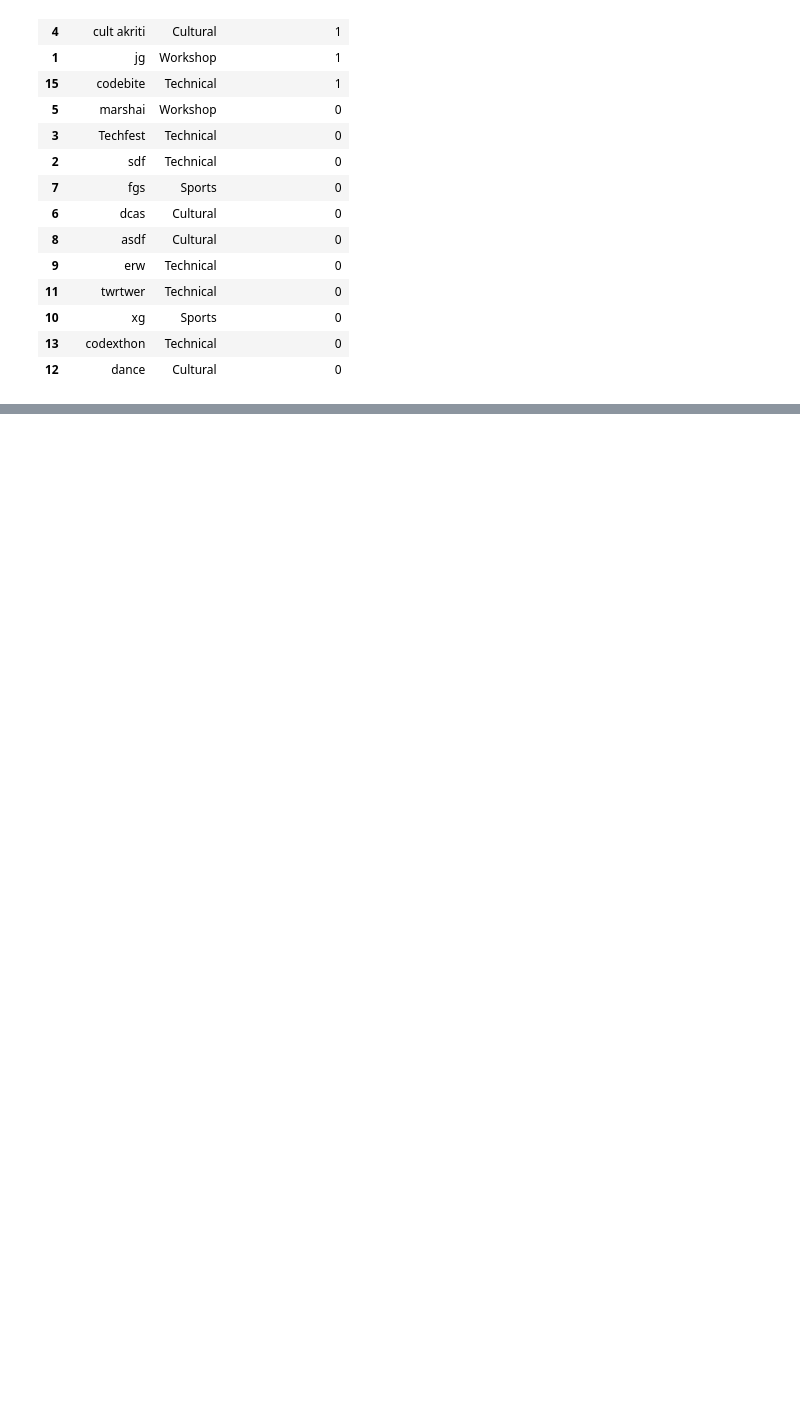
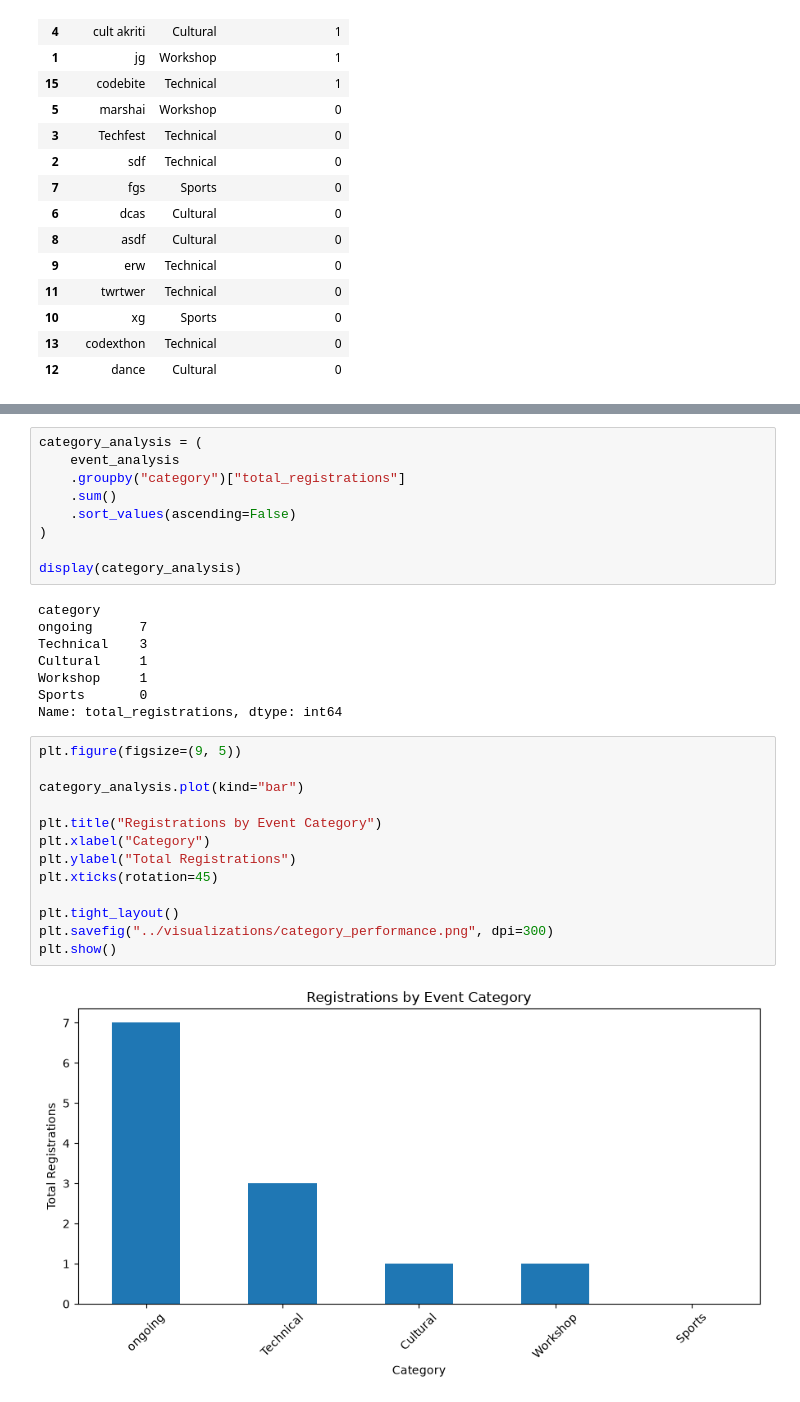
Before and after one commit to akshanshy/fiestura-business-analytics, a Jupyter notebook: notebooks/fiestura_analysis.ipynb, the cells around one changed output, grey strips where cells are left out. Saved outputs shown, nothing was run; the diff lists cells and outputs as text; blank space fills up the shorter version.

```diff
--- a/notebooks/fiestura_analysis.ipynb
+++ b/notebooks/fiestura_analysis.ipynb
@@ -166,0 +192,32 @@ display(
+# %%
+category_analysis = (
+    event_analysis
+    .groupby("category")["total_registrations"]
+    .sum()
+    .sort_values(ascending=False)
+)
+
+display(category_analysis)
+# %% [output]
+category
+ongoing      7
+Technical    3
+Cultural     1
+Workshop     1
+Sports       0
+Name: total_registrations, dtype: int64
+# %%
+plt.figure(figsize=(9, 5))
+
+category_analysis.plot(kind="bar")
+
+plt.title("Registrations by Event Category")
+plt.xlabel("Category")
+plt.ylabel("Total Registrations")
+plt.xticks(rotation=45)
+
+plt.tight_layout()
+plt.savefig("../visualizations/category_performance.png", dpi=300)
+plt.show()
+# %% [output]
+[figure, added]
```
Also changed, not shown: parts of 7 cells of this notebook, 3 other files.
